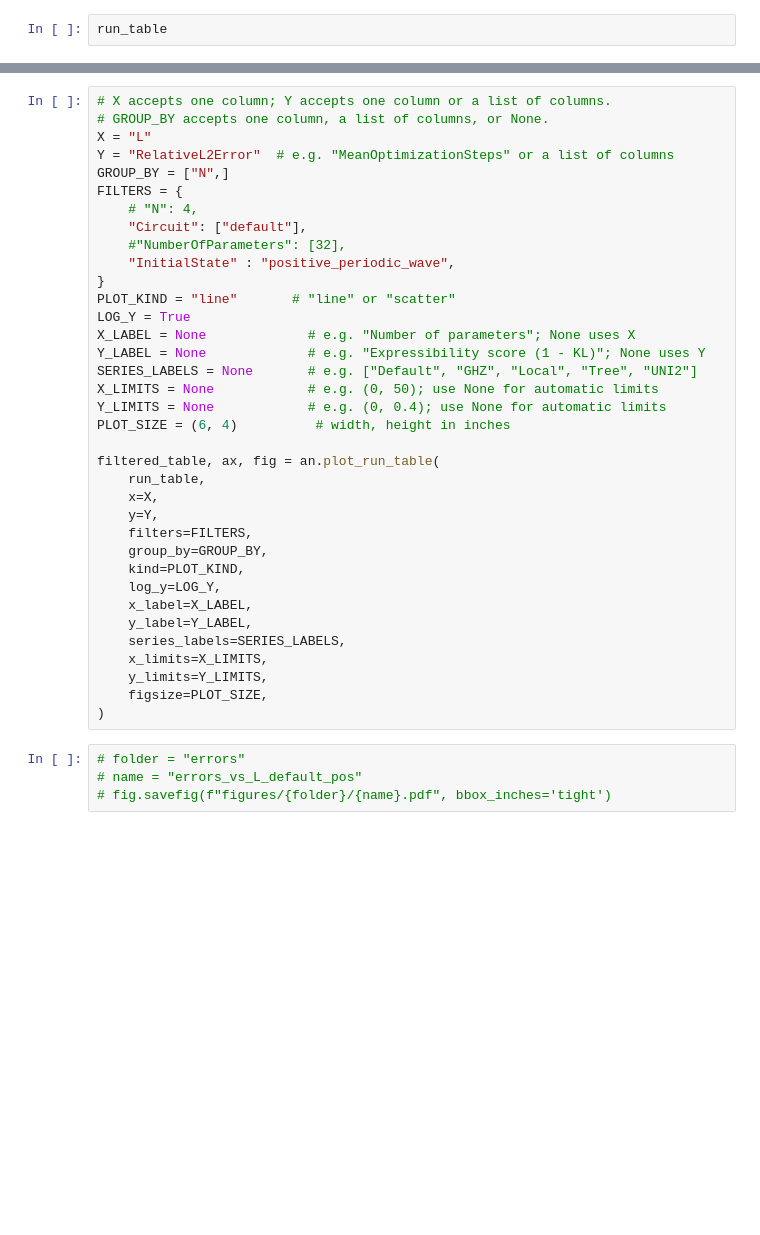
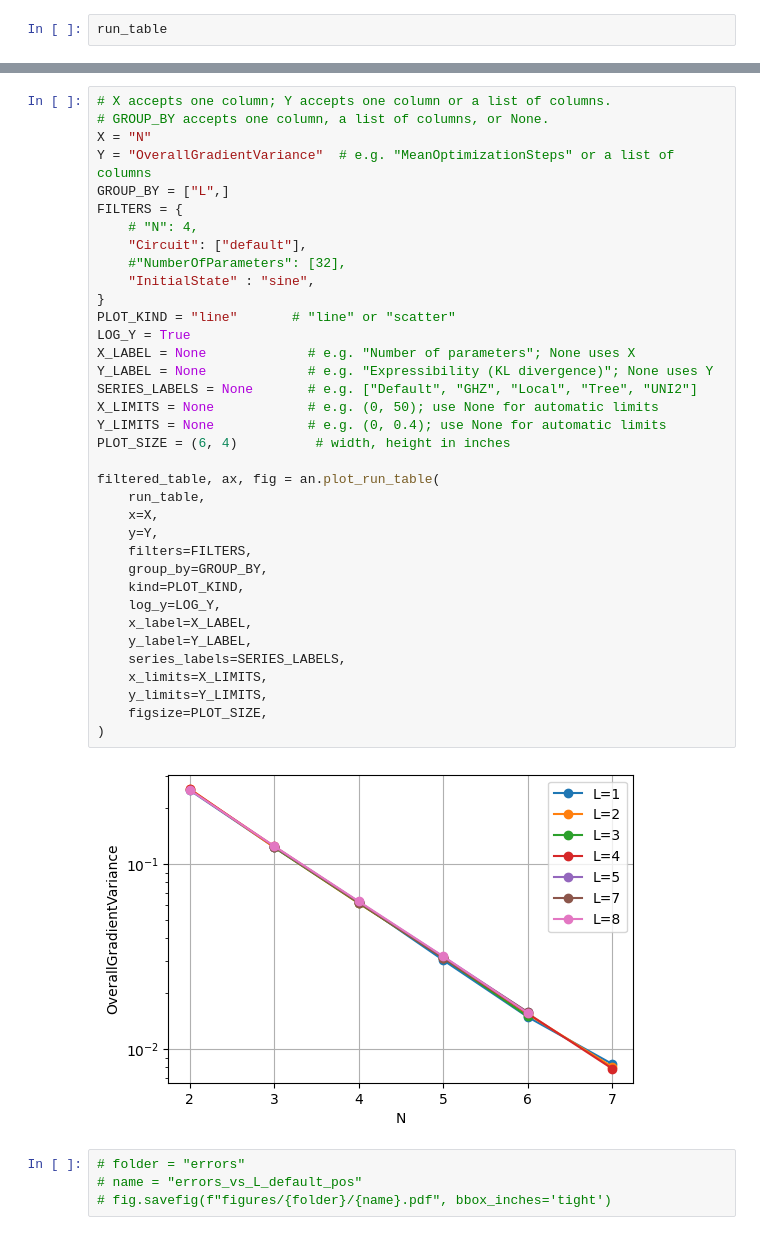
Before and after one commit to Joel-Kunk/VQCFD_quimb, a Jupyter notebook: analysis_results.ipynb, the cells around one changed output, grey strips where cells are left out. Cells and saved outputs as stored; diff of their text form; blank space fills up the shorter version.

```diff
--- a/analysis_results.ipynb
+++ b/analysis_results.ipynb
@@ -658,39 +711,41 @@ filtered_table, ax, fig = an.plot_run_table(
 # %%
 # X accepts one column; Y accepts one column or a list of columns.
 # GROUP_BY accepts one column, a list of columns, or None.
-X = "L"
-Y = "RelativeL2Error"  # e.g. "MeanOptimizationSteps" or a list of columns
-GROUP_BY = ["N",]
+X = "N"
+Y = "OverallGradientVariance"  # e.g. "MeanOptimizationSteps" or a list of columns
+GROUP_BY = ["L",]
 FILTERS = {
     # "N": 4,
     "Circuit": ["default"],
     #"NumberOfParameters": [32],
-    "InitialState" : "positive_periodic_wave",
+    "InitialState" : "sine",
 }
 PLOT_KIND = "line"       # "line" or "scatter"
 LOG_Y = True
 X_LABEL = None             # e.g. "Number of parameters"; None uses X
-Y_LABEL = None             # e.g. "Expressibility score (1 - KL)"; None uses Y
+Y_LABEL = None             # e.g. "Expressibility (KL divergence)"; None uses Y
 SERIES_LABELS = None       # e.g. ["Default", "GHZ", "Local", "Tree", "UNI2"]
 X_LIMITS = None            # e.g. (0, 50); use None for automatic limits
 Y_LIMITS = None            # e.g. (0, 0.4); use None for automatic limits
 PLOT_SIZE = (6, 4)          # width, height in inches
 
 filtered_table, ax, fig = an.plot_run_table(
     run_table,
     x=X,
     y=Y,
     filters=FILTERS,
     group_by=GROUP_BY,
     kind=PLOT_KIND,
     log_y=LOG_Y,
     x_label=X_LABEL,
     y_label=Y_LABEL,
     series_labels=SERIES_LABELS,
     x_limits=X_LIMITS,
     y_limits=Y_LIMITS,
     figsize=PLOT_SIZE,
 )
+# %% [output]
+[figure, added]
 # %%
 # folder = "errors"
 # name = "errors_vs_L_default_pos"
```
Also changed, not shown: parts of 13 cells of this notebook, 3 other files.
